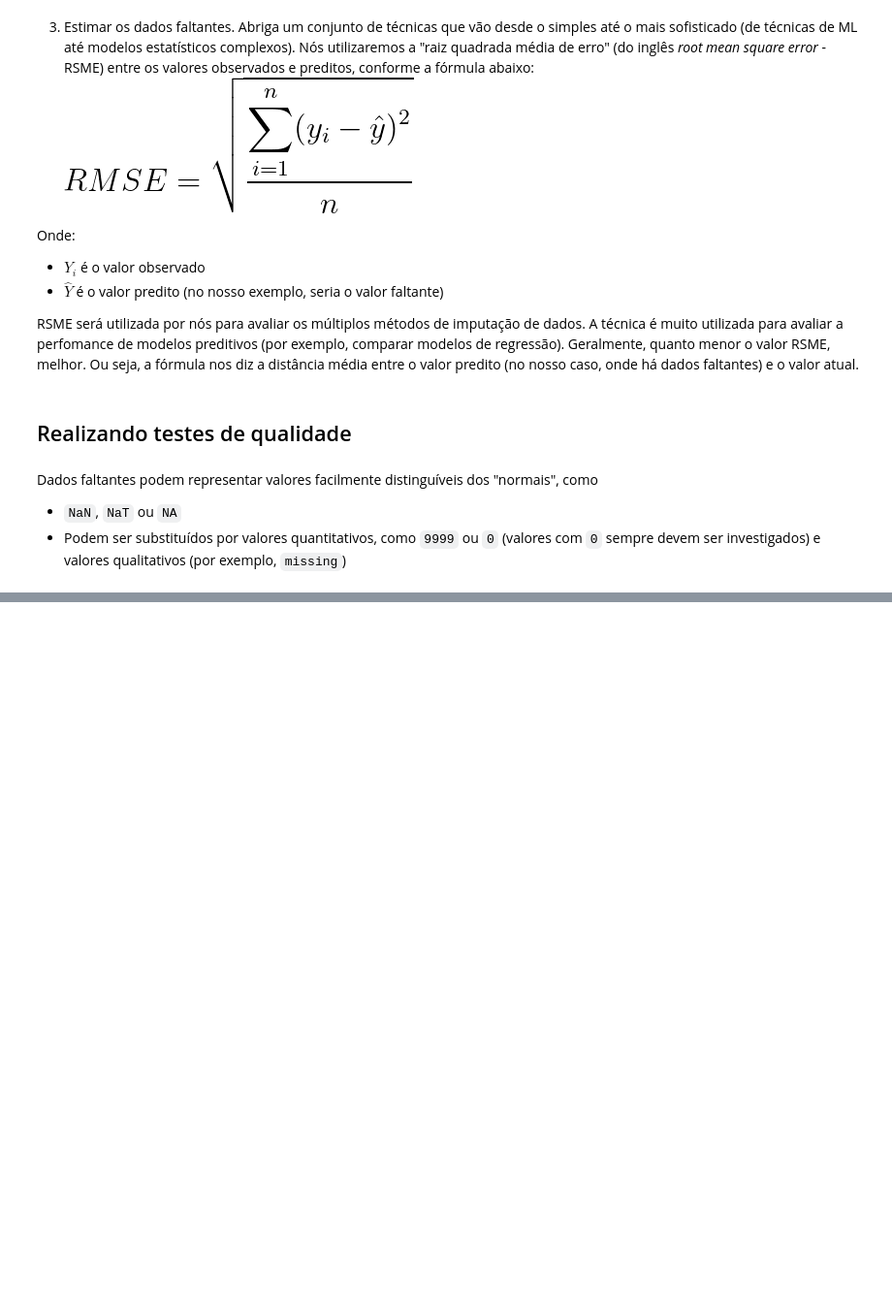
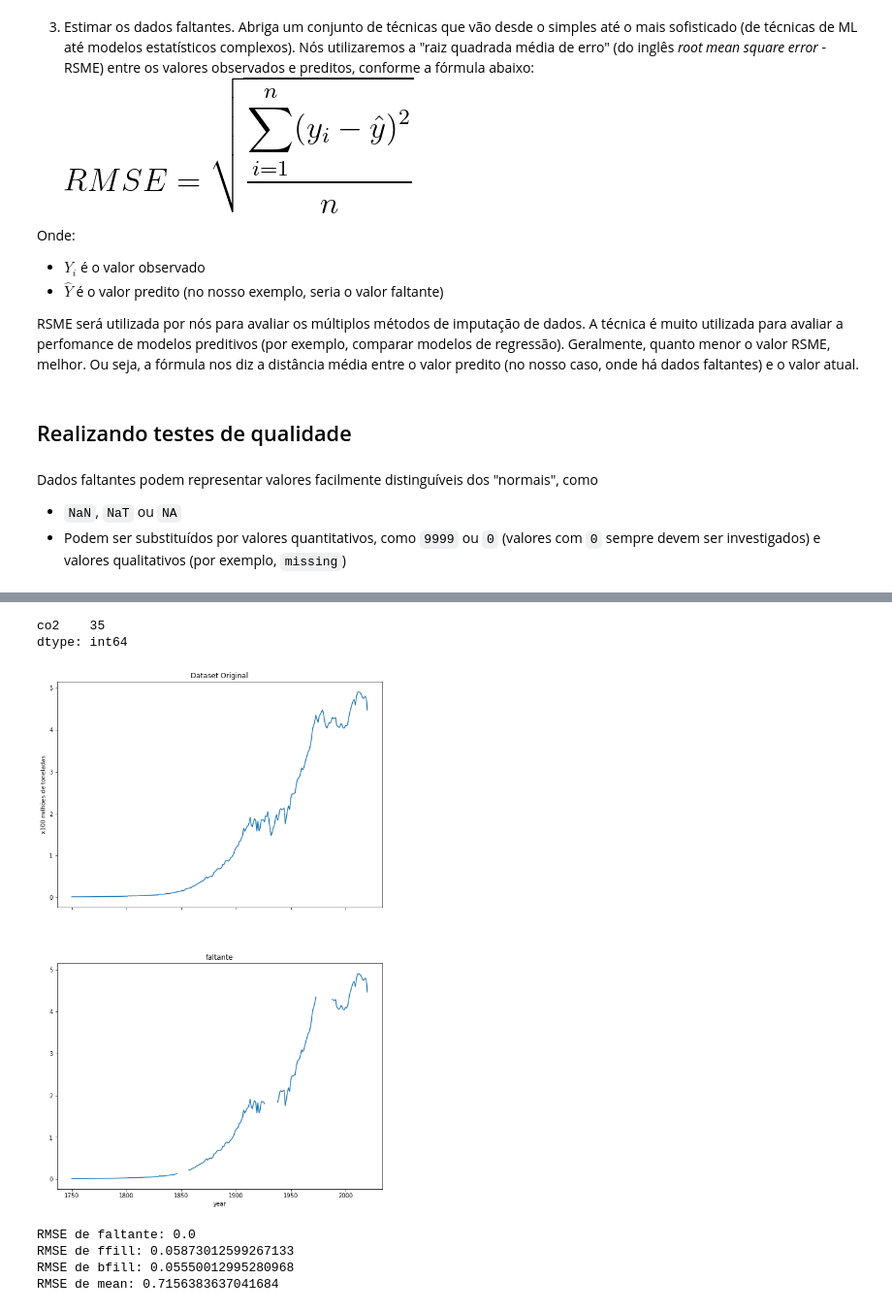
Before and after one commit to mvscti/GTI04019-COMPUTACAO_EM_NUVEM_E_IOT_II, a Jupyter notebook: dados_faltantes/Análise de Dados Faltantes .ipynb, the cells around one changed output, grey strips where cells are left out. Shown: that part at 97% size. Drawn from its saved outputs; the diff is of its cells as text; code cells hidden in the pictures; blank space fills up the shorter version.

```diff
--- a/dados_faltantes/Análise de Dados Faltantes .ipynb
+++ b/dados_faltantes/Análise de Dados Faltantes .ipynb
@@ -102,7 +102,7 @@ def plot_df(df1, df2, col, titulo=None, xlabel=None, ylabel=None):
 
     fig, ax = plt.subplots(subplots_t+1, 1, sharex=True)
     plt.subplots_adjust(hspace=0.25)
-    fig.suptitle = title
+    fig.suptitle = titulo
 
     df1[col].plot(ax=ax[0], figsize=(10, 16))
     ax[0].set_title('Dataset Original')
@@ -154,0 +175,19 @@ Dados faltantes podem representar valores facilmente distinguíveis dos "normais
+# %%
+co2_original = pd.read_csv('https://raw.githubusercontent.com/mvscti/GTI04019-COMPUTACAO_EM_NUVEM_E_IOT_II/dados_faltantes/dados_faltantes/datasets/co2_original.csv', index_col=0)
+co2_faltante = pd.read_csv('https://raw.githubusercontent.com/mvscti/GTI04019-COMPUTACAO_EM_NUVEM_E_IOT_II/dados_faltantes/dados_faltantes/datasets/co2_missing_only.csv', index_col=0)
+clicks_original = pd.read_csv('https://raw.githubusercontent.com/mvscti/GTI04019-COMPUTACAO_EM_NUVEM_E_IOT_II/dados_faltantes/dados_faltantes/datasets/clicks_original.csv', index_col=0)
+clicks_faltante = pd.read_csv('https://raw.githubusercontent.com/mvscti/GTI04019-COMPUTACAO_EM_NUVEM_E_IOT_II/dados_faltantes/dados_faltantes/datasets/clicks_missing.csv', index_col=0)
+# %%
+co2_faltante.isnull().sum()
+# %% [output]
+co2    35
+dtype: int64
+# %%
+plot_df(co2_original,
+         co2_faltante,
+         'co2',
+         titulo="Emissão Anual de CO2 per-capta",
+         xlabel="Anos",
+         ylabel="x100 milhões de toneladas")
+# %% [output]
+[figure, added]
@@ -154,0 +198,12 @@ Dados faltantes podem representar valores facilmente distinguíveis dos "normais
+# %%
+#Calculando o erro quadrático médio
+_ = indice_rmse(co2_original,
+                    co2_faltante,
+                    'co2')
+#Como podemos analisar ao executar esta célula, a melhor estratégia para este dataset foi bfill (mais próximo de 0)
+#Ambos as técnicas bfill e ffill produzem melhores resultados do que uso da média
+# %% [output]
+RMSE de faltante: 0.0
+RMSE de ffill: 0.05873012599267133
+RMSE de bfill: 0.05550012995280968
+RMSE de mean: 0.7156383637041684
```
Also changed, not shown: parts of 37 cells of this notebook.
